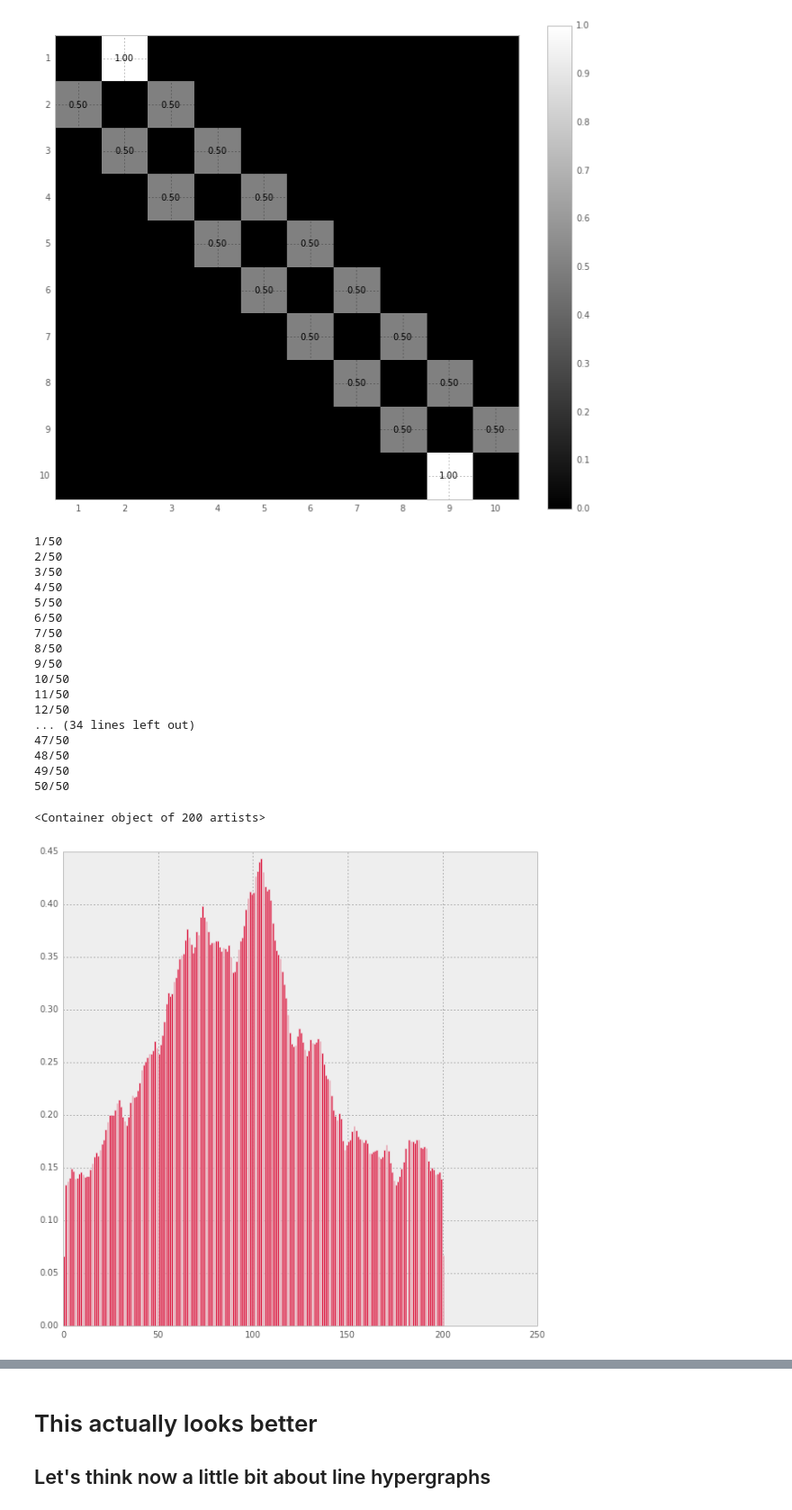
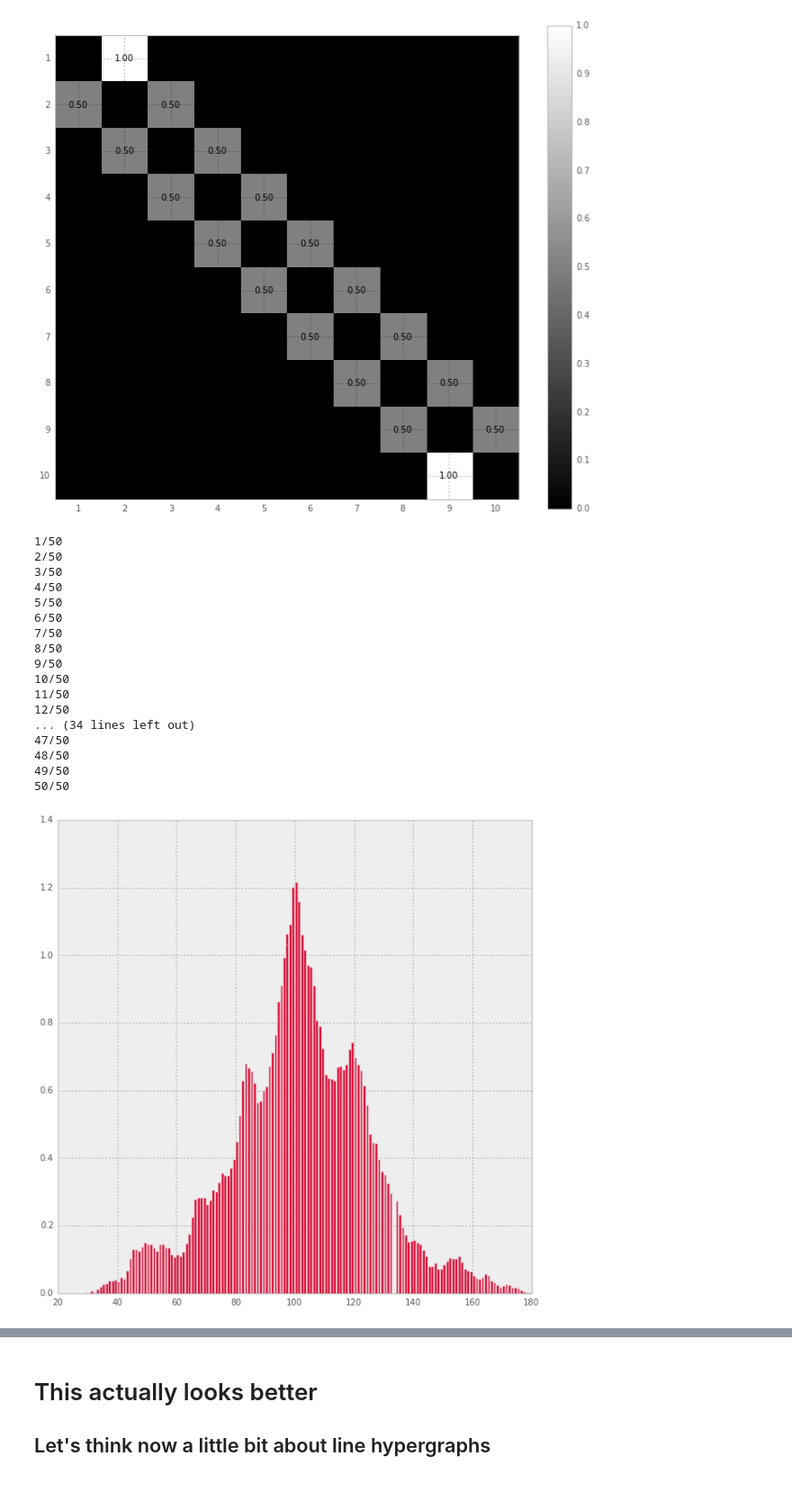
Before and after one commit to ilonajulczuk/hypergraph, a Jupyter notebook: notebooks/Random Walks.ipynb, the cells around one changed output, grey strips where cells are left out. Shown: that part at 90% size. Drawn from its saved outputs; the diff is of its cells as text; code cells hidden in the pictures.

```diff
--- a/notebooks/Random Walks.ipynb
+++ b/notebooks/Random Walks.ipynb
@@ -147,7 +170,7 @@ markov_matrix = prepare_random_walk_transition_matrix(matrix_size)
 # %%
 from hypergraph.diffusion_engine import DiffusionEngine
 # %%
-def simulate_walk(markov_matrix, t_max=10000):
+def simulate_walk(markov_matrix, t_max=1000):
 
     engine = DiffusionEngine(markov_matrix, t_per_walker=t_max)
     starting_point = int(len(markov_matrix) / 2)
@@ -170,36 +193,39 @@ def simulate_walk(markov_matrix, t_max=10000):
 
     return xs, ys
 # %%
-xs = None
-all_ys = None
-N = 50
-for x in range(N):
-    xs, ys = simulate_walk(markov_matrix)
-    if all_ys is None:
-        all_ys = ys
-    else:
-        all_ys += ys
-    print('%s/%s' % (x + 1, N))
+def illustrate_walk(markov_matrix, N=50):
+    xs = None
+    all_ys = None
+    for x in range(N):
+        xs, ys = simulate_walk(markov_matrix)
+        if all_ys is None:
+            all_ys = ys
+        else:
+            all_ys += ys
+        print('%s/%s' % (x + 1, N))
 
-plt.figure(figsize=(10, 10))
-plt.bar(xs, all_ys, color='crimson', label='Simulated')
+    plt.figure(figsize=(10, 10))
+    plt.bar(xs, all_ys, color='crimson', label='Simulated')
+
+    return xs, all_ys
-# %% [output]
-1/50
-2/50
-3/50
-4/50
-5/50
-6/50
-7/50
-8/50
-9/50
-10/50
-11/50
-12/50
-... (34 lines left out)
-47/50
-48/50
-49/50
-50/50
-<Container object of 200 artists>
-[figure, removed]
+# %%
+xs, random_walk_ys = illustrate_walk(markov_matrix)
+# %% [output]
+1/50
+2/50
+3/50
+4/50
+5/50
+6/50
+7/50
+8/50
+9/50
+10/50
+11/50
+12/50
+... (34 lines left out)
+47/50
+48/50
+49/50
+50/50
+[figure, added]
```
Also changed, not shown: parts of 17 cells of this notebook, 1 other file.
